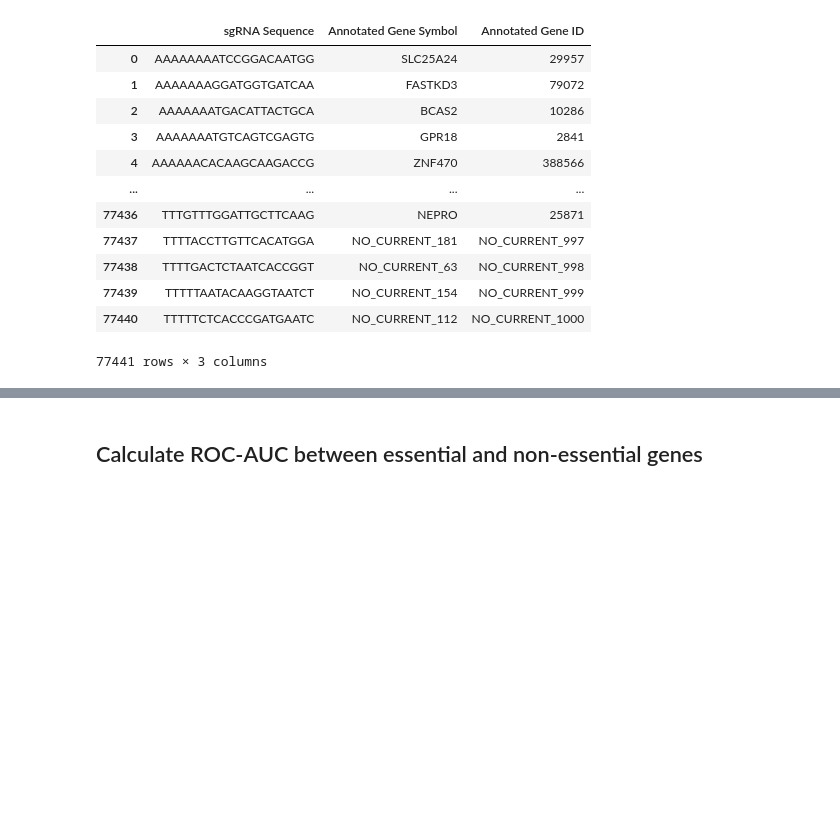
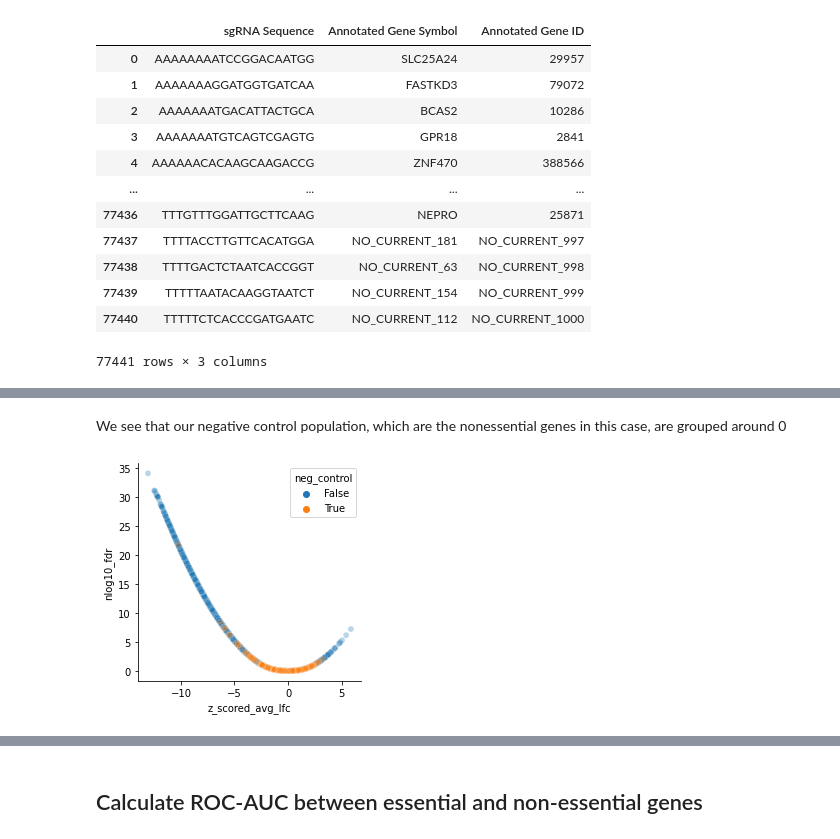
Before and after one commit to gpp-rnd/poola, a Jupyter notebook: 00_core.ipynb, the cells around one changed output, grey strips where cells are left out. Saved outputs shown, nothing was run; the diff lists cells and outputs as text; code cells hidden in the pictures; blank space fills up the shorter version.

```diff
--- a/00_core.ipynb
+++ b/00_core.ipynb
@@ -378,0 +462,29 @@ gene_lfcs
+# %%
+nonessential_genes = (pd.read_table('https://raw.githubusercontent.com/gpp-rnd/genesets/master/human/non-essential-genes-Hart2014.txt',
+                                    names=['gene'])
+                      .gene)
+essential_genes = (pd.read_table('https://raw.githubusercontent.com/gpp-rnd/genesets/master/human/essential-genes-Hart2015.txt',
+                                 names=['gene'])
+                   .gene)
+gene_lfcs = average_gene_lfcs(lfcs=avg_replicate_lfc_df, annotations=remapped_annotations, gene_col='Annotated Gene Symbol',
+                              merge_on='sgRNA Sequence', z_score_neg_ctls=True,
+                              z_score_neg_ctl_genes=nonessential_genes, scale_ctls=True,
+                              scale_neg_ctl_genes=nonessential_genes, scale_pos_ctl_genes=essential_genes)
+assert np.abs(gene_lfcs.shape[0] - 20000) < 1000
+# Do we score about the expect number of essential genes?
+assert np.abs((gene_lfcs['probability_positive_control'] > 0.5).sum()/20000 - 0.2) < 0.1
+assert gene_lfcs.sort_values('probability_positive_control', ascending=False).head(5)['Annotated Gene Symbol'].isin(essential_genes).sum() == 5
+assert gene_lfcs[gene_lfcs.z_scored_avg_lfc < 0].sort_values('z_scored_avg_lfc_fdr_bh', ascending=True).head(5)['Annotated Gene Symbol'].isin(essential_genes).sum() == 5
+# Do the two scoring mechanisms agree
+gene_lfcs['z_essential'] = (gene_lfcs['z_scored_avg_lfc_fdr_bh'] < 0.1) & (gene_lfcs['z_scored_avg_lfc'] < 0)
+gene_lfcs['p_essential'] = (gene_lfcs['probability_positive_control'] > 0.5)
+scoring_overlap = gene_lfcs[['z_essential', 'p_essential']].value_counts().reset_index(name='n')
+agree = scoring_overlap.loc[(scoring_overlap['z_essential'] == scoring_overlap['p_essential']), 'n'].sum()
+disagree = scoring_overlap.loc[(scoring_overlap['z_essential'] != scoring_overlap['p_essential']), 'n'].sum()
+accuracy = agree/(agree + disagree)
+assert accuracy > 0.95
+# Are controls centered around 0
+control_z_scores = gene_lfcs.loc[gene_lfcs['Annotated Gene Symbol'].isin(nonessential_genes), 'z_scored_avg_lfc']
+assert np.abs(control_z_scores.mean()) < 0.1
+assert np.abs(control_z_scores.std() - 1) < 0.3
+gene_lfcs.sort_values('avg_lfc')
@@ -378,0 +505,13 @@ gene_lfcs
+# %% [markdown]
+We see that our negative control population, which are the nonessential genes in this case, are grouped around 0
+# %%
+plot_lfcs = gene_lfcs.copy()
+plot_lfcs['nlog10_fdr'] = -np.log10(plot_lfcs['z_scored_avg_lfc_fdr_bh'])
+plot_lfcs['neg_control'] = plot_lfcs['Annotated Gene Symbol'].isin(nonessential_genes)
+plot_lfcs = plot_lfcs.sort_values('neg_control')
+plt.subplots(figsize=(4,4))
+sns.scatterplot(data=plot_lfcs, x='z_scored_avg_lfc',
+                y='nlog10_fdr', hue='neg_control', alpha=0.3)
+sns.despine()
+# %% [output]
+[figure, added]
```
Also changed, not shown: parts of 20 cells of this notebook, 10 other files.
